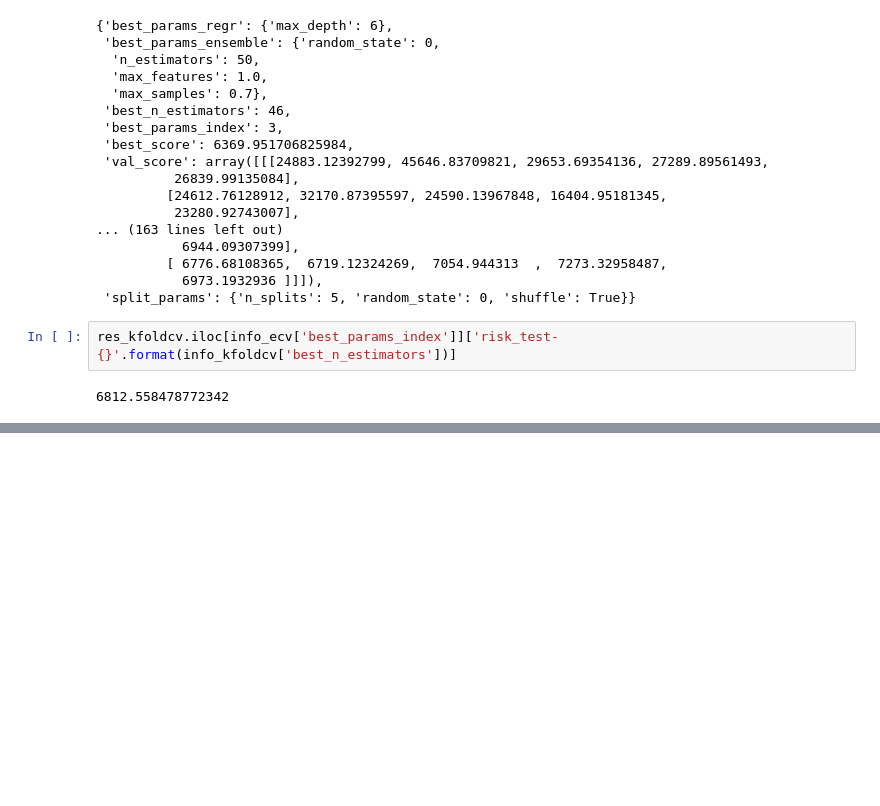
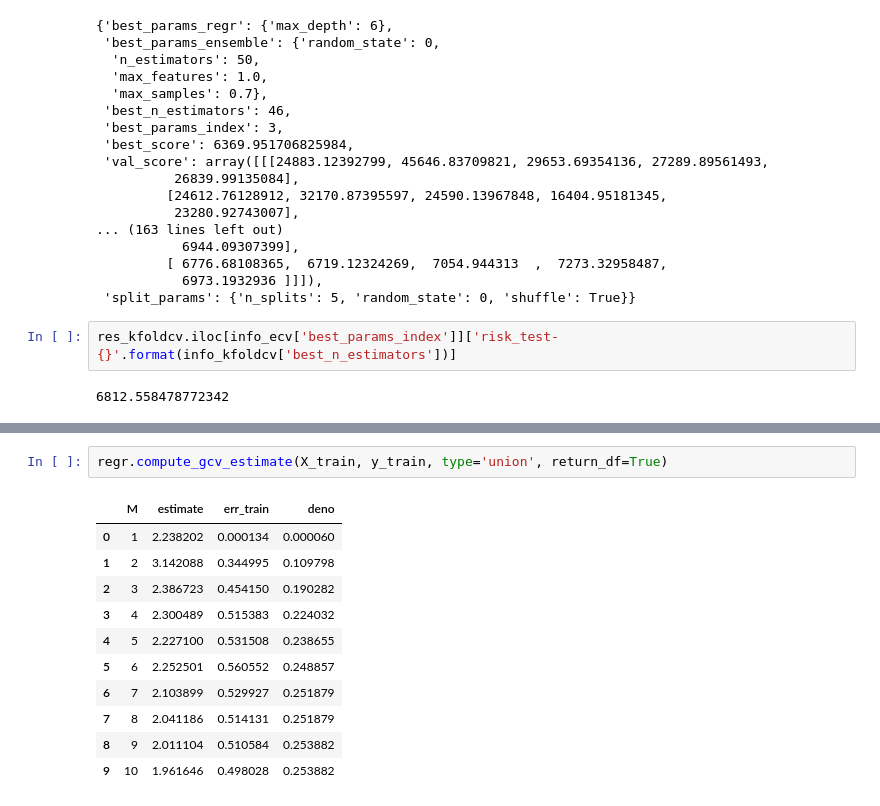
Before and after one commit to jaydu1/ensemble-cross-validation, a Jupyter notebook: demo.ipynb, the cells around one changed output, grey strips where cells are left out. Cells and saved outputs as stored; diff of their text form; blank space fills up the shorter version.

```diff
--- a/demo.ipynb
+++ b/demo.ipynb
@@ -312,0 +342,14 @@ res_kfoldcv.iloc[info_ecv['best_params_index']]['risk_test-{}'.format(info_kfold
+# %%
+regr.compute_gcv_estimate(X_train, y_train, type='union', return_df=True)
+# %% [output]
+|  | M | estimate | err_train | deno |
+| 0 | 1 | 2.238202 | 0.000134 | 0.000060 |
+| 1 | 2 | 3.142088 | 0.344995 | 0.109798 |
+| 2 | 3 | 2.386723 | 0.454150 | 0.190282 |
+| 3 | 4 | 2.300489 | 0.515383 | 0.224032 |
+| 4 | 5 | 2.227100 | 0.531508 | 0.238655 |
+| 5 | 6 | 2.252501 | 0.560552 | 0.248857 |
+| 6 | 7 | 2.103899 | 0.529927 | 0.251879 |
+| 7 | 8 | 2.041186 | 0.514131 | 0.251879 |
+| 8 | 9 | 2.011104 | 0.510584 | 0.253882 |
+| 9 | 10 | 1.961646 | 0.498028 | 0.253882 |
```
Also changed, not shown: parts of 15 cells of this notebook.
